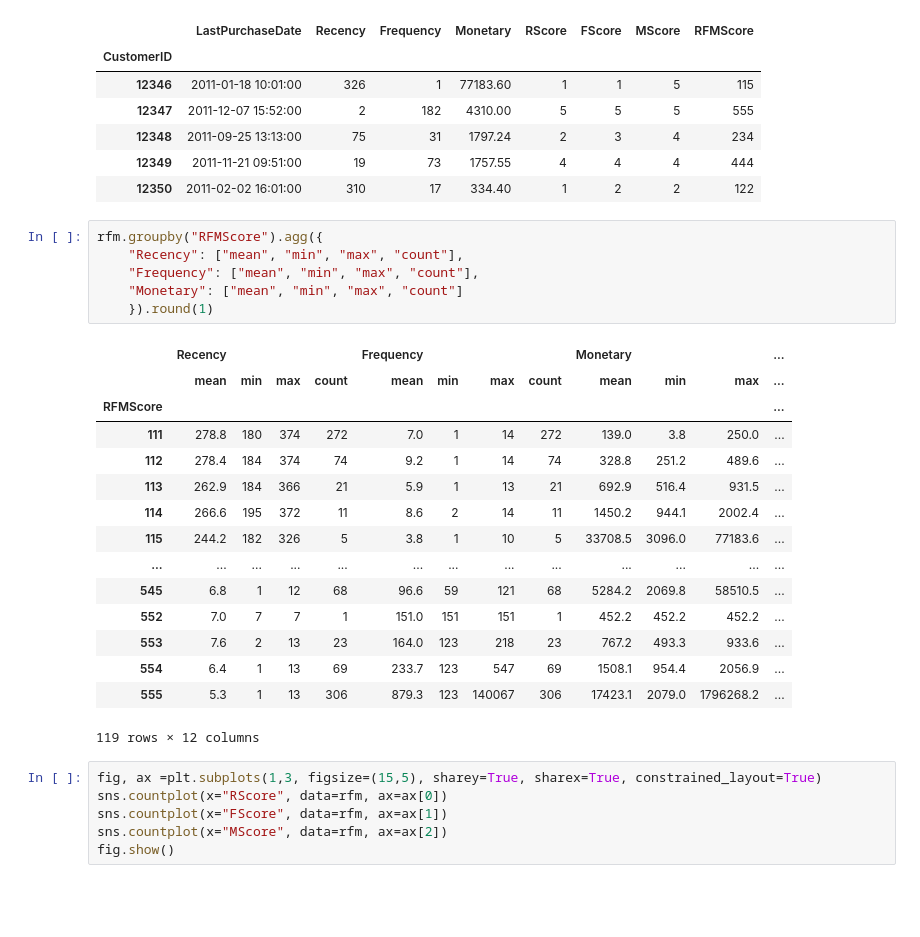
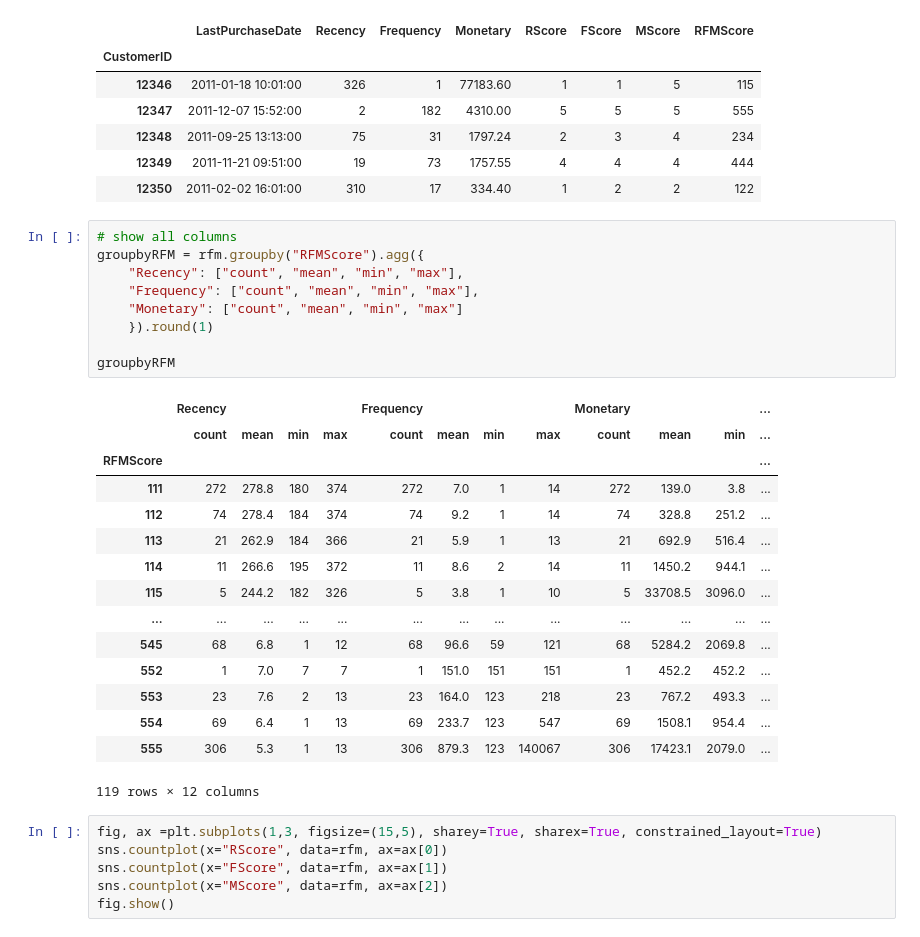
Before and after one commit to uzunb/crm-analysis-of-ecommerce-data, a Jupyter notebook: main.ipynb, the cells around one changed output. Drawn from its saved outputs; the diff is of its cells as text; blank space fills up the shorter version.

```diff
--- a/main.ipynb
+++ b/main.ipynb
@@ -313,26 +316,29 @@ rfm.head()
 | 12349 | 2011-11-21 09:51:00 | 19 | 73 | 1757.55 | 4 | 4 | 4 | 444 |
 | 12350 | 2011-02-02 16:01:00 | 310 | 17 | 334.40 | 1 | 2 | 2 | 122 |
 # %%
-rfm.groupby("RFMScore").agg({
-    "Recency": ["mean", "min", "max", "count"],
-    "Frequency": ["mean", "min", "max", "count"],
-    "Monetary": ["mean", "min", "max", "count"]
+# show all columns
+groupbyRFM = rfm.groupby("RFMScore").agg({
+    "Recency": ["count", "mean", "min", "max"],
+    "Frequency": ["count", "mean", "min", "max"],
+    "Monetary": ["count", "mean", "min", "max"]
     }).round(1)
+
+groupbyRFM
 # %% [output]
 |  | Recency |  |  |  | Frequency |  |  |  | Monetary |  |  | ... |
-|  | mean | min | max | count | mean | min | max | count | mean | min | max | ... |
+|  | count | mean | min | max | count | mean | min | max | count | mean | min | ... |
 | RFMScore |  |  |  |  |  |  |  |  |  |  |  | ... |
-| 111 | 278.8 | 180 | 374 | 272 | 7.0 | 1 | 14 | 272 | 139.0 | 3.8 | 250.0 | ... |
-| 112 | 278.4 | 184 | 374 | 74 | 9.2 | 1 | 14 | 74 | 328.8 | 251.2 | 489.6 | ... |
-| 113 | 262.9 | 184 | 366 | 21 | 5.9 | 1 | 13 | 21 | 692.9 | 516.4 | 931.5 | ... |
-| 114 | 266.6 | 195 | 372 | 11 | 8.6 | 2 | 14 | 11 | 1450.2 | 944.1 | 2002.4 | ... |
-| 115 | 244.2 | 182 | 326 | 5 | 3.8 | 1 | 10 | 5 | 33708.5 | 3096.0 | 77183.6 | ... |
+| 111 | 272 | 278.8 | 180 | 374 | 272 | 7.0 | 1 | 14 | 272 | 139.0 | 3.8 | ... |
+| 112 | 74 | 278.4 | 184 | 374 | 74 | 9.2 | 1 | 14 | 74 | 328.8 | 251.2 | ... |
+| 113 | 21 | 262.9 | 184 | 366 | 21 | 5.9 | 1 | 13 | 21 | 692.9 | 516.4 | ... |
+| 114 | 11 | 266.6 | 195 | 372 | 11 | 8.6 | 2 | 14 | 11 | 1450.2 | 944.1 | ... |
+| 115 | 5 | 244.2 | 182 | 326 | 5 | 3.8 | 1 | 10 | 5 | 33708.5 | 3096.0 | ... |
 | ... | ... | ... | ... | ... | ... | ... | ... | ... | ... | ... | ... | ... |
-| 545 | 6.8 | 1 | 12 | 68 | 96.6 | 59 | 121 | 68 | 5284.2 | 2069.8 | 58510.5 | ... |
-| 552 | 7.0 | 7 | 7 | 1 | 151.0 | 151 | 151 | 1 | 452.2 | 452.2 | 452.2 | ... |
-| 553 | 7.6 | 2 | 13 | 23 | 164.0 | 123 | 218 | 23 | 767.2 | 493.3 | 933.6 | ... |
-| 554 | 6.4 | 1 | 13 | 69 | 233.7 | 123 | 547 | 69 | 1508.1 | 954.4 | 2056.9 | ... |
-| 555 | 5.3 | 1 | 13 | 306 | 879.3 | 123 | 140067 | 306 | 17423.1 | 2079.0 | 1796268.2 | ... |
+| 545 | 68 | 6.8 | 1 | 12 | 68 | 96.6 | 59 | 121 | 68 | 5284.2 | 2069.8 | ... |
+| 552 | 1 | 7.0 | 7 | 7 | 1 | 151.0 | 151 | 151 | 1 | 452.2 | 452.2 | ... |
+| 553 | 23 | 7.6 | 2 | 13 | 23 | 164.0 | 123 | 218 | 23 | 767.2 | 493.3 | ... |
+| 554 | 69 | 6.4 | 1 | 13 | 69 | 233.7 | 123 | 547 | 69 | 1508.1 | 954.4 | ... |
+| 555 | 306 | 5.3 | 1 | 13 | 306 | 879.3 | 123 | 140067 | 306 | 17423.1 | 2079.0 | ... |
 119 rows × 12 columns
 # %%
 fig, ax =plt.subplots(1,3, figsize=(15,5), sharey=True, sharex=True, constrained_layout=True)
```
Also changed, not shown: parts of 10 cells of this notebook.
